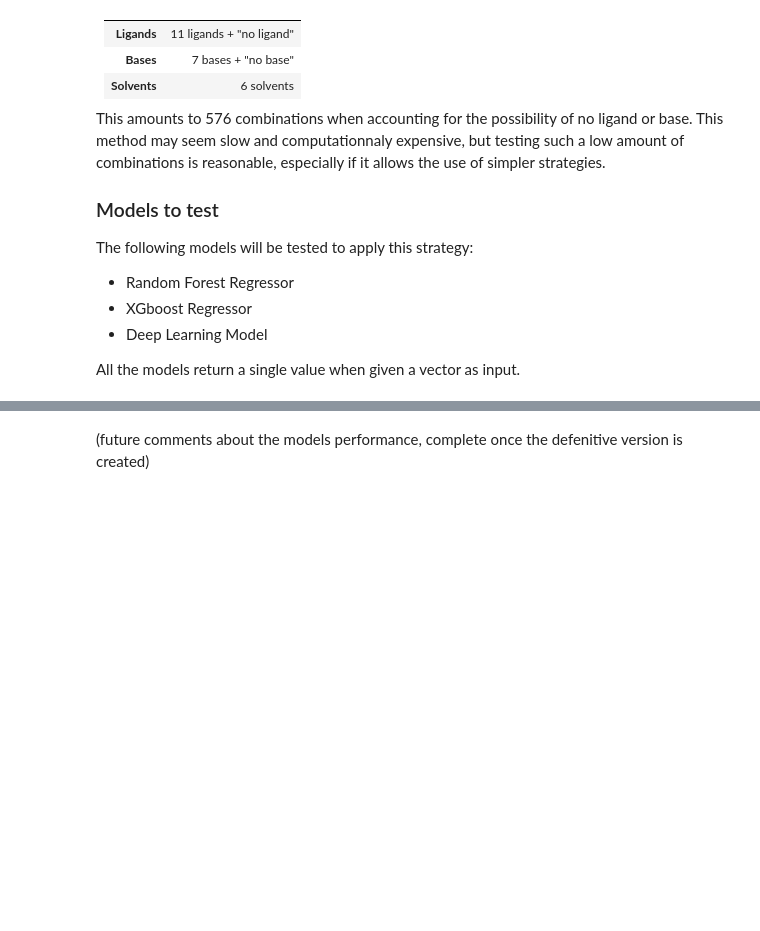
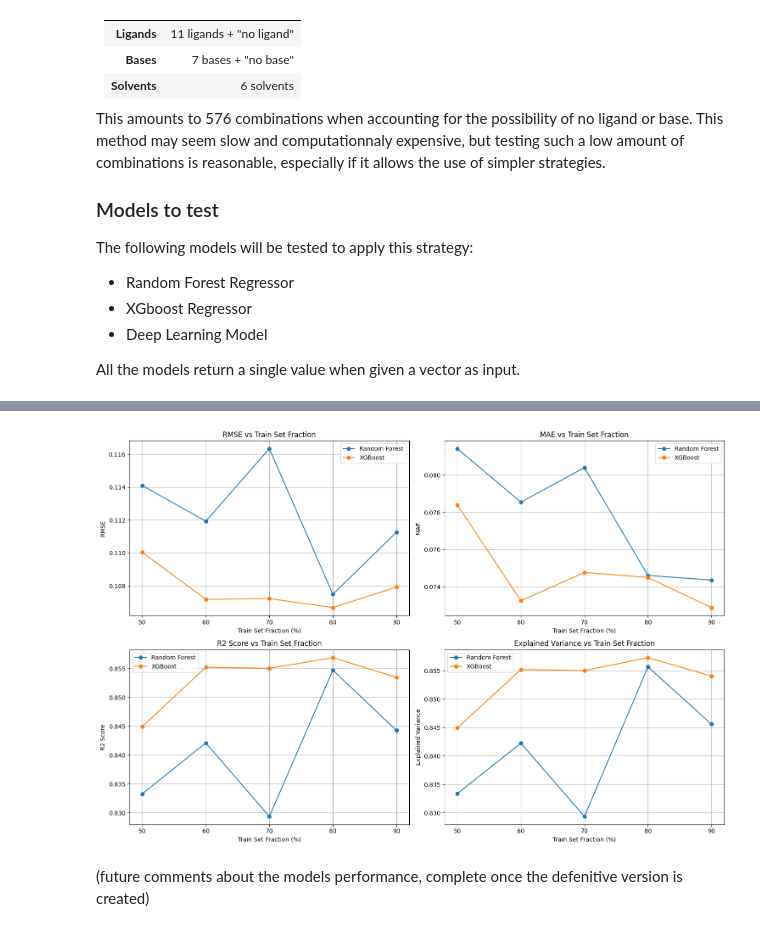
Before and after one commit to meirelesricardo/ai4chem_catalyst_predictor, a Jupyter notebook: notebooks/04_model_training.ipynb, the cells around one changed output, grey strips where cells are left out. Drawn from its saved outputs; the diff is of its cells as text; code cells hidden in the pictures; blank space fills up the shorter version.

```diff
--- a/notebooks/04_model_training.ipynb
+++ b/notebooks/04_model_training.ipynb
@@ -254,3 +374,27 @@ Tested vector 5, XGBoost predicted yield: 0.0310, actual yield: 0.4383
+# %%
+# Plot the metrics for both models across different training set fractions for better visualization of the results
+plt.figure(figsize=(15, 10))
+
+# Metrics to plot
+metrics_to_plot = ["RMSE", "MAE", "R2 Score", "Explained Variance"]
+
+for i, metric in enumerate(metrics_to_plot, 1):
+    plt.subplot(2, 2, i)
+    for model_name in metrics_data:
+        x = metrics_data[model_name]["Train Fraction"]
+        y = metrics_data[model_name][metric]
+        plt.plot(x, y, marker='o', label=model_name)
+        plt.xlabel("Train Set Fraction (%)")
+        plt.ylabel(metric)
+        plt.title(f"{metric} vs Train Set Fraction")
+        plt.xticks([50, 60, 70, 80, 90])
+        plt.grid(True)
+        plt.legend()
+
+plt.tight_layout()
+plt.show()
+# %% [output]
+[figure, added]
 # %% [markdown]
 (future comments about the models performance, complete once the defenitive version is created)
 # %% [markdown]
```
Also changed, not shown: parts of 10 cells of this notebook, 1 other file.
